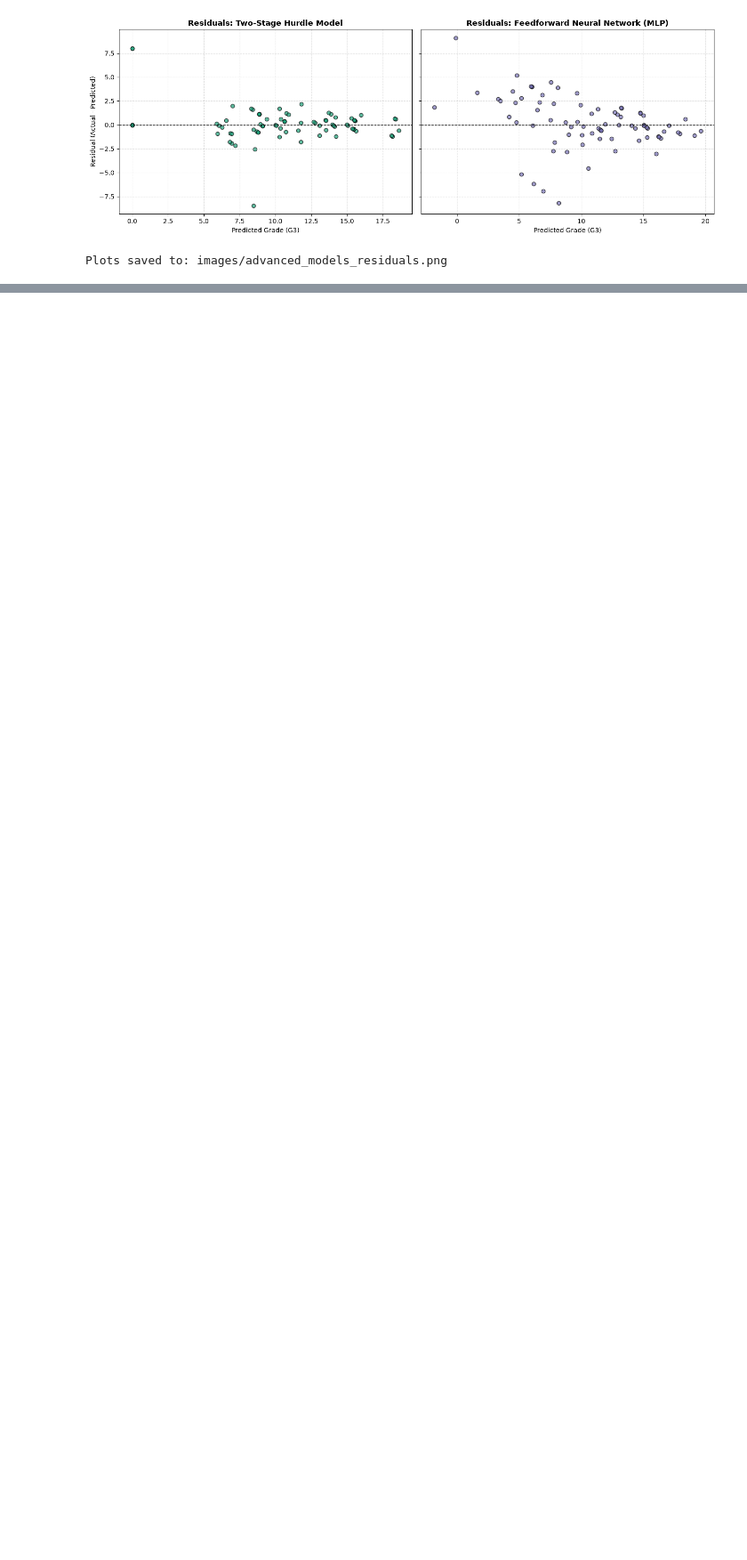
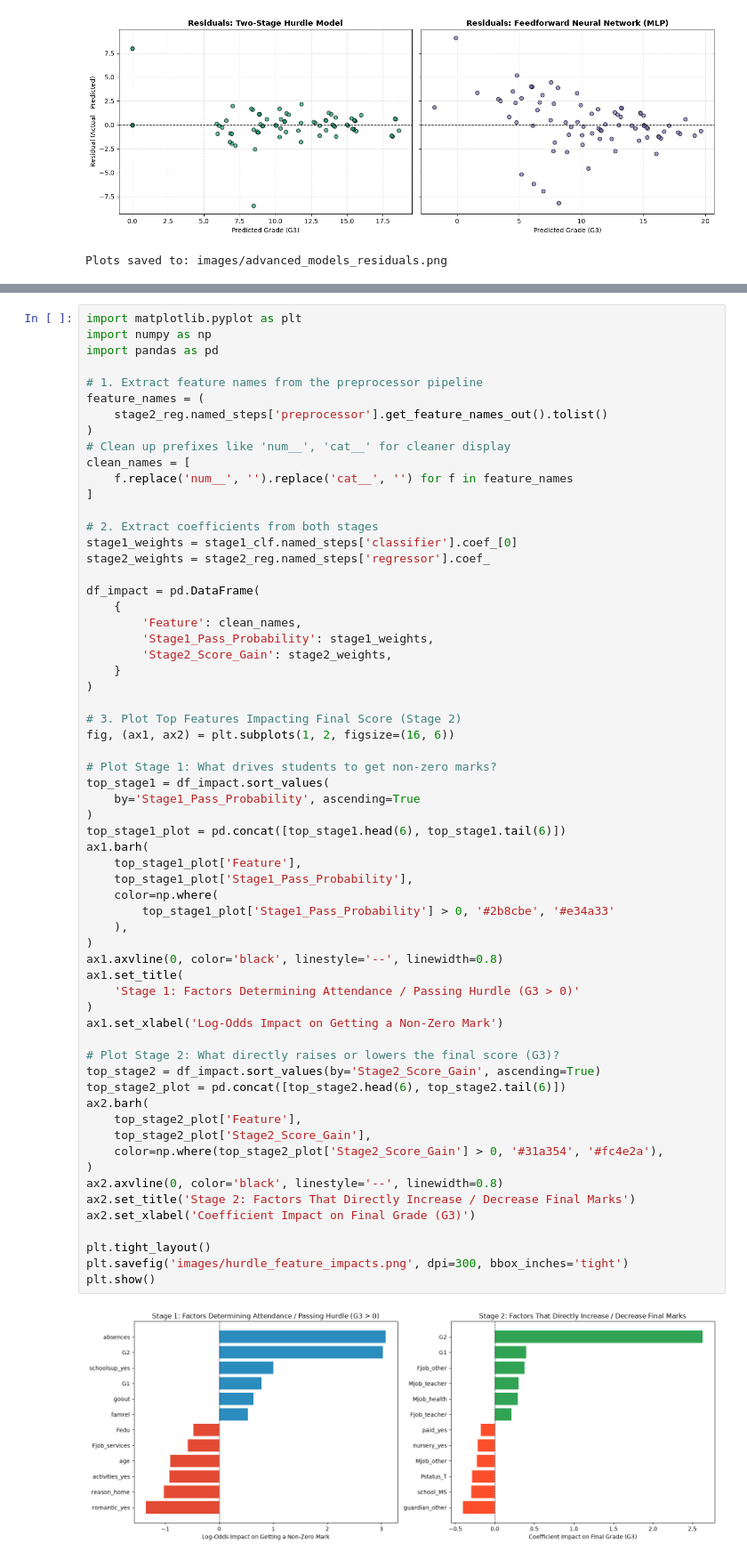
Before and after one commit to J-S-Grewal/Marks_Prediction_Model, a Jupyter notebook: IDC409.ipynb, the cells around one changed output, grey strips where cells are left out. Shown at 89% size. Saved outputs shown, nothing was run; the diff lists cells and outputs as text; blank space fills up the shorter version.

```diff
--- a/IDC409.ipynb
+++ b/IDC409.ipynb
@@ -434,0 +554,64 @@ Plots saved to: images/advanced_models_residuals.png
+# %%
+import matplotlib.pyplot as plt
+import numpy as np
+import pandas as pd
+
+# 1. Extract feature names from the preprocessor pipeline
+feature_names = (
+    stage2_reg.named_steps['preprocessor'].get_feature_names_out().tolist()
+)
+# Clean up prefixes like 'num__', 'cat__' for cleaner display
+clean_names = [
+    f.replace('num__', '').replace('cat__', '') for f in feature_names
+]
+
+# 2. Extract coefficients from both stages
+stage1_weights = stage1_clf.named_steps['classifier'].coef_[0]
+stage2_weights = stage2_reg.named_steps['regressor'].coef_
+
+df_impact = pd.DataFrame(
+    {
+        'Feature': clean_names,
+        'Stage1_Pass_Probability': stage1_weights,
+        'Stage2_Score_Gain': stage2_weights,
+    }
+)
+
+# 3. Plot Top Features Impacting Final Score (Stage 2)
+fig, (ax1, ax2) = plt.subplots(1, 2, figsize=(16, 6))
+
+# Plot Stage 1: What drives students to get non-zero marks?
+top_stage1 = df_impact.sort_values(
+    by='Stage1_Pass_Probability', ascending=True
+)
+top_stage1_plot = pd.concat([top_stage1.head(6), top_stage1.tail(6)])
+ax1.barh(
+    top_stage1_plot['Feature'],
+    top_stage1_plot['Stage1_Pass_Probability'],
+    color=np.where(
+        top_stage1_plot['Stage1_Pass_Probability'] > 0, '#2b8cbe', '#e34a33'
+    ),
+)
+ax1.axvline(0, color='black', linestyle='--', linewidth=0.8)
+ax1.set_title(
+    'Stage 1: Factors Determining Attendance / Passing Hurdle (G3 > 0)'
+)
+ax1.set_xlabel('Log-Odds Impact on Getting a Non-Zero Mark')
+
+# Plot Stage 2: What directly raises or lowers the final score (G3)?
+top_stage2 = df_impact.sort_values(by='Stage2_Score_Gain', ascending=True)
+top_stage2_plot = pd.concat([top_stage2.head(6), top_stage2.tail(6)])
+ax2.barh(
+    top_stage2_plot['Feature'],
+    top_stage2_plot['Stage2_Score_Gain'],
+    color=np.where(top_stage2_plot['Stage2_Score_Gain'] > 0, '#31a354', '#fc4e2a'),
+)
+ax2.axvline(0, color='black', linestyle='--', linewidth=0.8)
+ax2.set_title('Stage 2: Factors That Directly Increase / Decrease Final Marks')
+ax2.set_xlabel('Coefficient Impact on Final Grade (G3)')
+
+plt.tight_layout()
+plt.savefig('images/hurdle_feature_impacts.png', dpi=300, bbox_inches='tight')
+plt.show()
+# %% [output]
+[figure, added]
```
Also changed, not shown: parts of 3 cells of this notebook.
